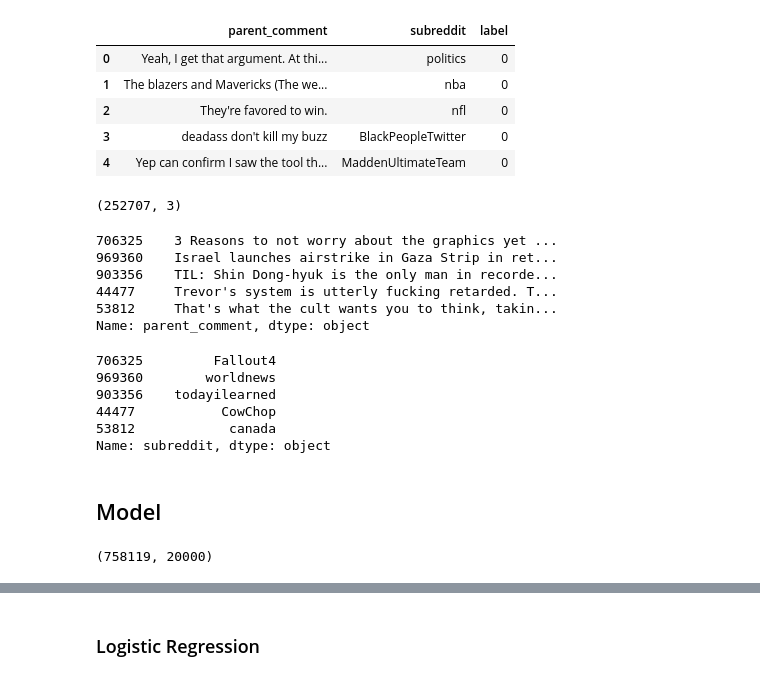
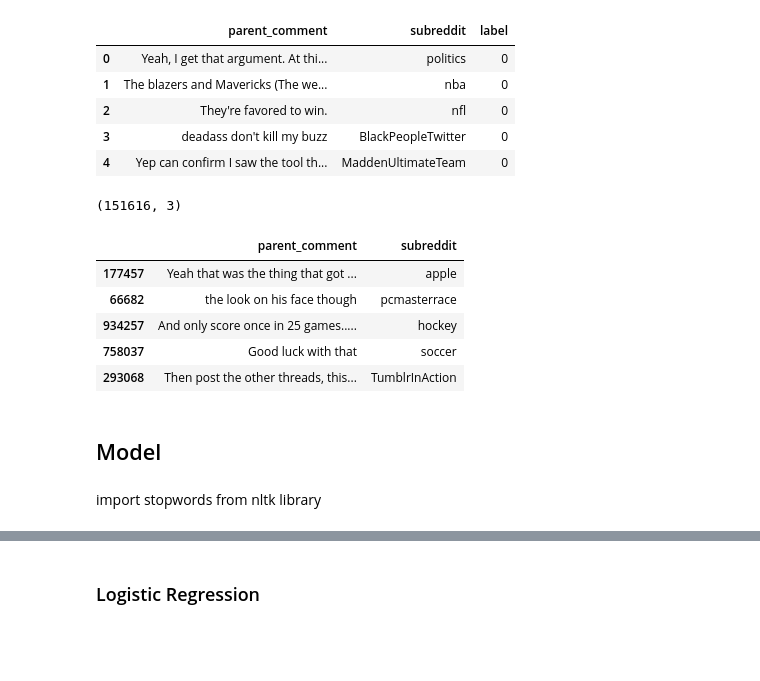
Before and after one commit to federicopessina/RedditSarcasm, a Jupyter notebook: main_notebook.ipynb, the cells around one changed output, grey strips where cells are left out. Cells and saved outputs as stored; diff of their text form; code cells hidden in the pictures; blank space fills up the shorter version.

```diff
--- a/main_notebook.ipynb
+++ b/main_notebook.ipynb
@@ -405,32 +359,31 @@ df_model.head()
 # %%
 from sklearn.model_selection import train_test_split
 
-train_data, validation_data = train_test_split( df_model,
-                                                test_size = 0.25,
-                                                random_state = 123) # shuffling applied to the data before applying the split
-validation_data.shape
+train_data, test_data = train_test_split( df_model,
+                                        test_size = 0.15,
+                                        random_state = 123) # shuffling applied before applying the split
+test_data.shape
 # %% [output]
-(252707, 3)
+(151616, 3)
-# %%
-train_comments = train_data['parent_comment']
-train_comments.head()
-# %% [output]
-706325    3 Reasons to not worry about the graphics yet ...
-969360    Israel launches airstrike in Gaza Strip in ret...
-903356    TIL: Shin Dong-hyuk is the only man in recorde...
-44477     Trevor's system is utterly fucking retarded. T...
-53812     That's what the cult wants you to think, takin...
-Name: parent_comment, dtype: object
-# %%
-train_subreddit = train_data['subreddit']
-train_subreddit.head()
-# %% [output]
-706325         Fallout4
-969360        worldnews
-903356    todayilearned
-44477           CowChop
-53812            canada
-Name: subreddit, dtype: object
+# %%
+train_comments = train_data['parent_comment']
+test_comment = test_data['parent_comment']
+
+train_subreddit = train_data['subreddit']
+test_subreddit = test_data['subreddit']
+
+train_comments_and_subreddits = train_data[['parent_comment', 'subreddit']]
+test_comments_and_subreddits = test_data[['parent_comment', 'subreddit']]
+
+train_label = train_data['label']
+test_label = test_data['label']
+# %% [output]
+|  | parent_comment | subreddit |
+| 177457 | Yeah that was the thing that got ... | apple |
+| 66682 | the look on his face though | pcmasterrace |
+| 934257 | And only score once in 25 games..... | hockey |
+| 758037 | Good luck with that | soccer |
+| 293068 | Then post the other threads, this... | TumblrInAction |
 # %% [markdown]
 ## Model
 # %%
@@ -439,12 +393,8 @@ from sklearn.pipeline import Pipeline
+# %% [markdown]
+import stopwords from nltk library
 # %%
 from nltk.corpus import stopwords
 stop_words_en = stopwords.words("english")
-# %%
-tfidf_trans_normalized = TfidfTransformer()
-train_tfidf = tfidf_trans_normalized.fit_transform(train_bow)
-train_tfidf.shape
-# %% [output]
-(758119, 20000)
 # %%
 token_count_matrix = CountVectorizer(   strip_accents = 'unicode',
                                         stop_words = stop_words_en,
```
Also changed, not shown: parts of 24 cells of this notebook.
